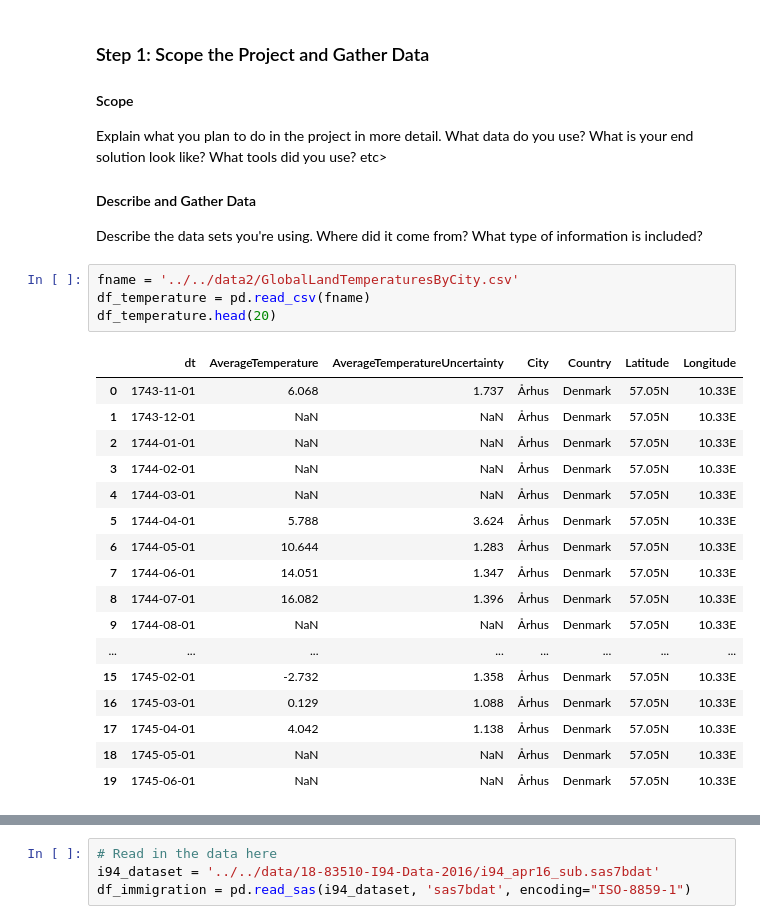
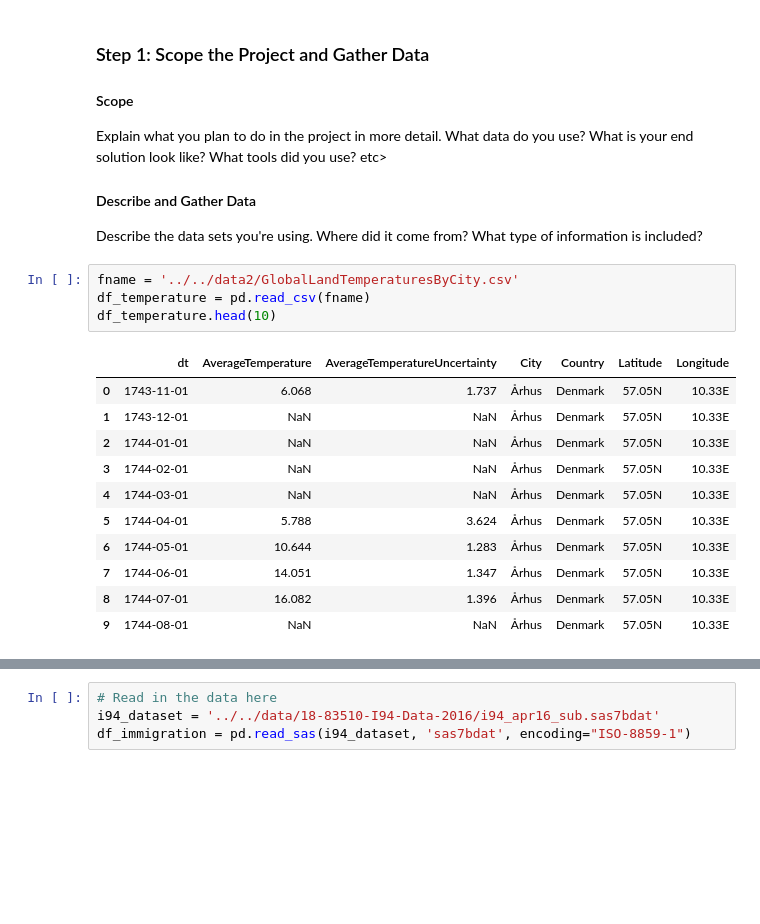
Before and after one commit to chandanchawda/data-engg-nanodegree-udacity, a Jupyter notebook: Capstone Project Template.ipynb, the cells around one changed output, grey strips where cells are left out. Saved outputs shown, nothing was run; the diff lists cells and outputs as text; blank space fills up the shorter version.

```diff
--- a/Capstone Project Template.ipynb
+++ b/Capstone Project Template.ipynb
@@ -27,22 +27,16 @@ Describe the data sets you're using. Where did it come from? What type of inform
 # %%
 fname = '../../data2/GlobalLandTemperaturesByCity.csv'
 df_temperature = pd.read_csv(fname)
-df_temperature.head(20)
+df_temperature.head(10)
 # %% [output]
 |  | dt | AverageTemperature | AverageTemperatureUncertainty | City | Country | Latitude | Longitude |
 | 0 | 1743-11-01 | 6.068 | 1.737 | Århus | Denmark | 57.05N | 10.33E |
 | 1 | 1743-12-01 | NaN | NaN | Århus | Denmark | 57.05N | 10.33E |
 | 2 | 1744-01-01 | NaN | NaN | Århus | Denmark | 57.05N | 10.33E |
 | 3 | 1744-02-01 | NaN | NaN | Århus | Denmark | 57.05N | 10.33E |
 | 4 | 1744-03-01 | NaN | NaN | Århus | Denmark | 57.05N | 10.33E |
 | 5 | 1744-04-01 | 5.788 | 3.624 | Århus | Denmark | 57.05N | 10.33E |
 | 6 | 1744-05-01 | 10.644 | 1.283 | Århus | Denmark | 57.05N | 10.33E |
 | 7 | 1744-06-01 | 14.051 | 1.347 | Århus | Denmark | 57.05N | 10.33E |
 | 8 | 1744-07-01 | 16.082 | 1.396 | Århus | Denmark | 57.05N | 10.33E |
 | 9 | 1744-08-01 | NaN | NaN | Århus | Denmark | 57.05N | 10.33E |
-| ... | ... | ... | ... | ... | ... | ... | ... |
-| 15 | 1745-02-01 | -2.732 | 1.358 | Århus | Denmark | 57.05N | 10.33E |
-| 16 | 1745-03-01 | 0.129 | 1.088 | Århus | Denmark | 57.05N | 10.33E |
-| 17 | 1745-04-01 | 4.042 | 1.138 | Århus | Denmark | 57.05N | 10.33E |
-| 18 | 1745-05-01 | NaN | NaN | Århus | Denmark | 57.05N | 10.33E |
-| 19 | 1745-06-01 | NaN | NaN | Århus | Denmark | 57.05N | 10.33E |
```
Also changed, not shown: parts of 19 cells of this notebook, 2 other files.
